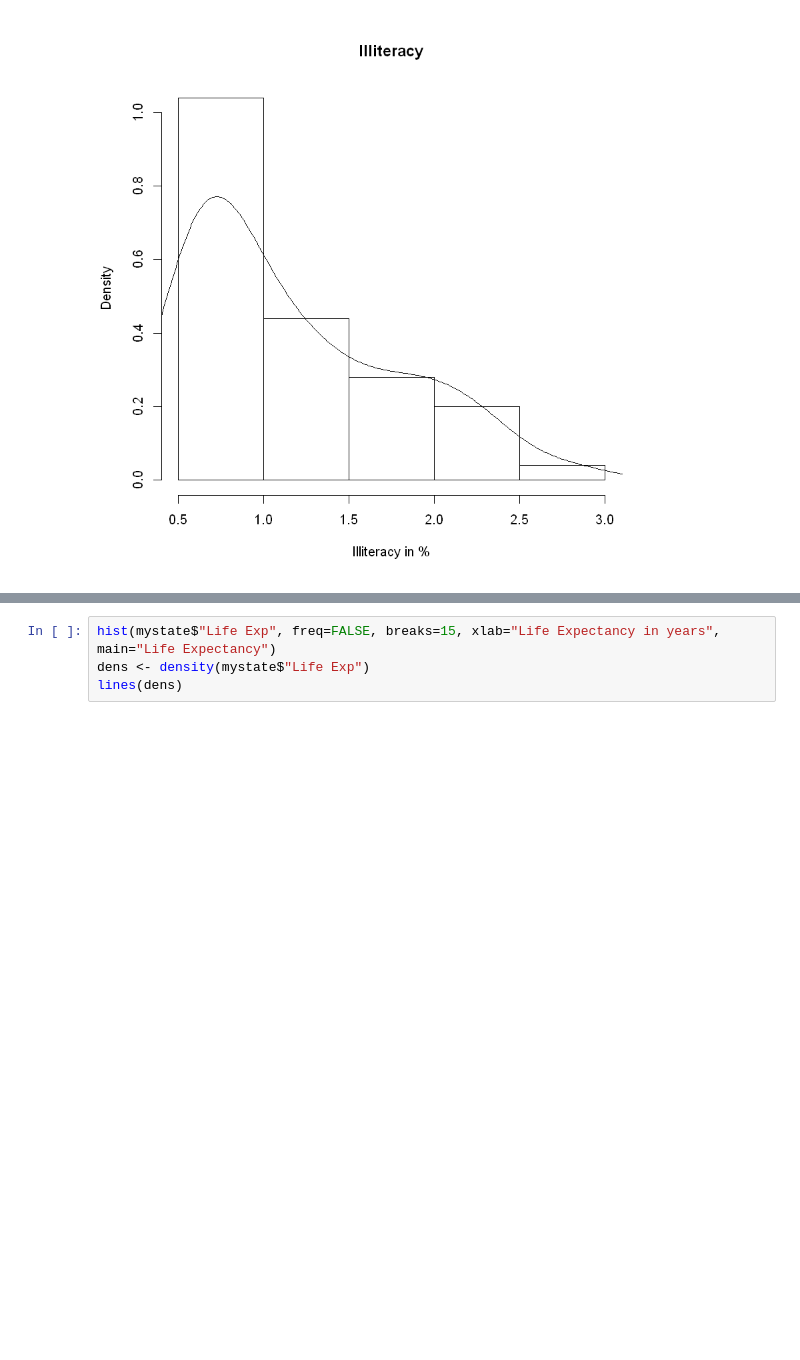
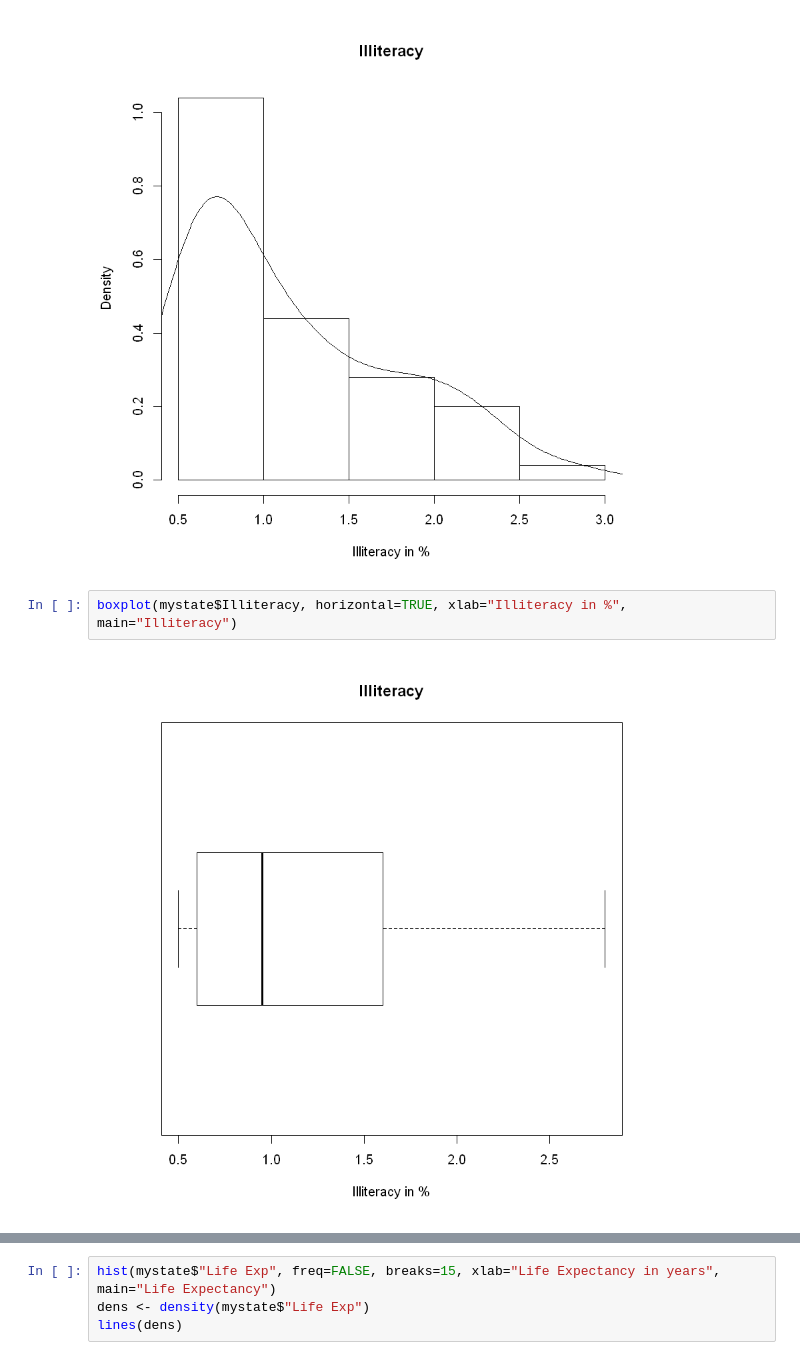
Before and after one commit to kurbaniec/everything-data-science, a Jupyter notebook: content/werkzeuge-zur-visualisierung/werkzeuge-zur-visualisierung.ipynb, the cells around one changed output, grey strips where cells are left out. Drawn from its saved outputs; the diff is of its cells as text; blank space fills up the shorter version.

```diff
--- a/content/werkzeuge-zur-visualisierung/werkzeuge-zur-visualisierung.ipynb
+++ b/content/werkzeuge-zur-visualisierung/werkzeuge-zur-visualisierung.ipynb
@@ -457,3 +475,7 @@ dens <- density(mystate$Illiteracy)
 lines(dens)
 # %% [output]
 [figure]
+# %%
+boxplot(mystate$Illiteracy, horizontal=TRUE, xlab="Illiteracy in %", main="Illiteracy")
+# %% [output]
+[figure, added]
```
Also changed, not shown: parts of 30 cells of this notebook, 30 other files.
